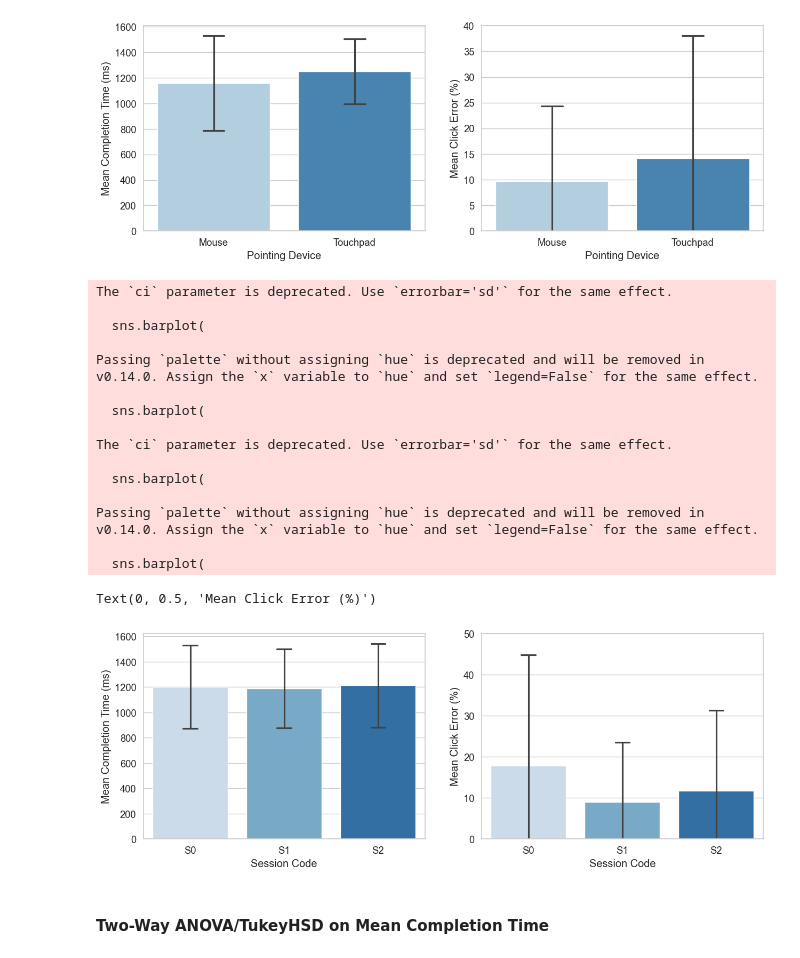
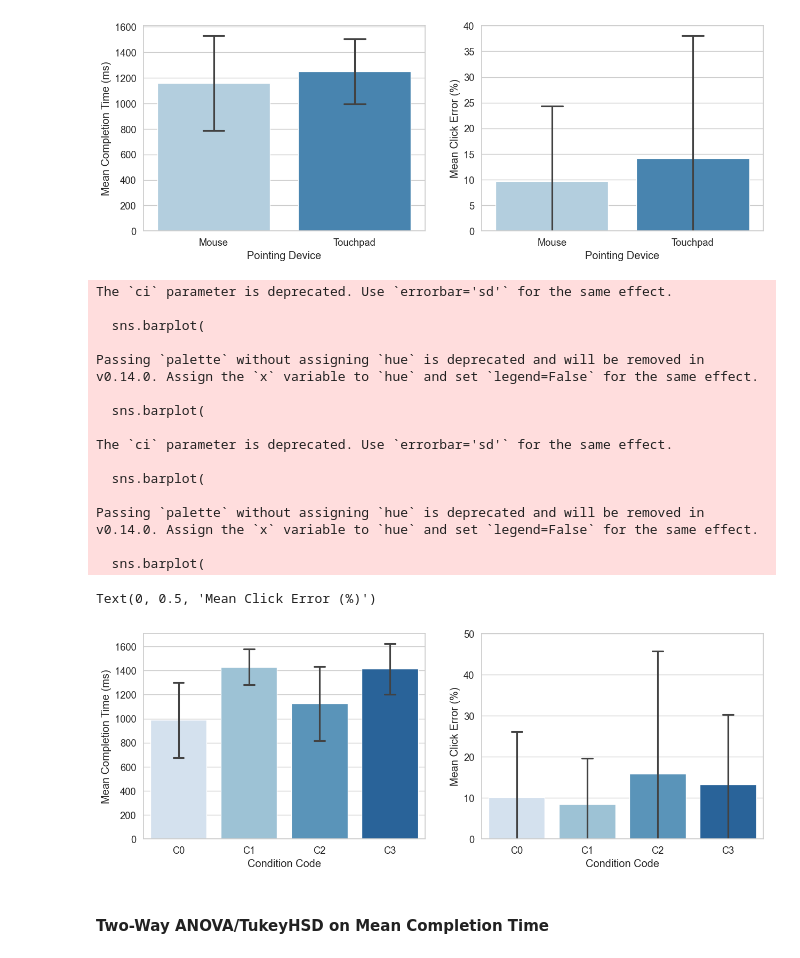
Before and after one commit to archit31uniyal/annova_test, a Jupyter notebook: Fittslaw_Graph_2ANOVA - Python.ipynb, the cells around one changed output. Drawn from its saved outputs; the diff is of its cells as text; code cells hidden in the pictures.

Commit message:
Updated graphs

```diff
--- a/Fittslaw_Graph_2ANOVA - Python.ipynb
+++ b/Fittslaw_Graph_2ANOVA - Python.ipynb
@@ -167,48 +179,48 @@ fig, axes = plt.subplots(1, 2, figsize=(15, 5))
 sns.barplot(
     ax=axes[0],
     data=df,
-    x='session_code',
+    x='condition_code',
     y='mean_completion_time',
     ci='sd',
     capsize=.15,
-    order=['S0', 'S1', 'S2'],
+    order=['C0', 'C1', 'C2', 'C3'],
     palette='Blues'
 )
-axes[0].set_xlabel('Session Code')
+axes[0].set_xlabel('Condition Code')
 axes[0].set_ylabel('Mean Completion Time (ms)')
 
 # Mean error rate by session code
 plt.gca().set_ylim(bottom=0, top=50) # Hiding negative StD values
 sns.barplot(
     ax=axes[1],
     data=df,
-    x='session_code',
+    x='condition_code',
     y='mean_click_error',
     ci='sd',
     capsize=.15,
-    order=['S0', 'S1', 'S2'],
+    order=['C0', 'C1', 'C2', 'C3'],
     palette='Blues'
 )
-axes[1].set_xlabel('Session Code')
+axes[1].set_xlabel('Condition Code')
 axes[1].set_ylabel('Mean Click Error (%)')
 # %% [output]
 The `ci` parameter is deprecated. Use `errorbar='sd'` for the same effect.
 
   sns.barplot(
 
 Passing `palette` without assigning `hue` is deprecated and will be removed in v0.14.0. Assign the `x` variable to `hue` and set `legend=False` for the same effect.
 
   sns.barplot(
 
 The `ci` parameter is deprecated. Use `errorbar='sd'` for the same effect.
 
   sns.barplot(
 
 Passing `palette` without assigning `hue` is deprecated and will be removed in v0.14.0. Assign the `x` variable to `hue` and set `legend=False` for the same effect.
 
   sns.barplot(
 Text(0, 0.5, 'Mean Click Error (%)')
-[figure, old version]
+[figure, new version]
 # %% [markdown]
 #### **Two-Way ANOVA/TukeyHSD on Mean Completion Time**
 # %%
```
Also changed, not shown: parts of 1 cell of this notebook.
